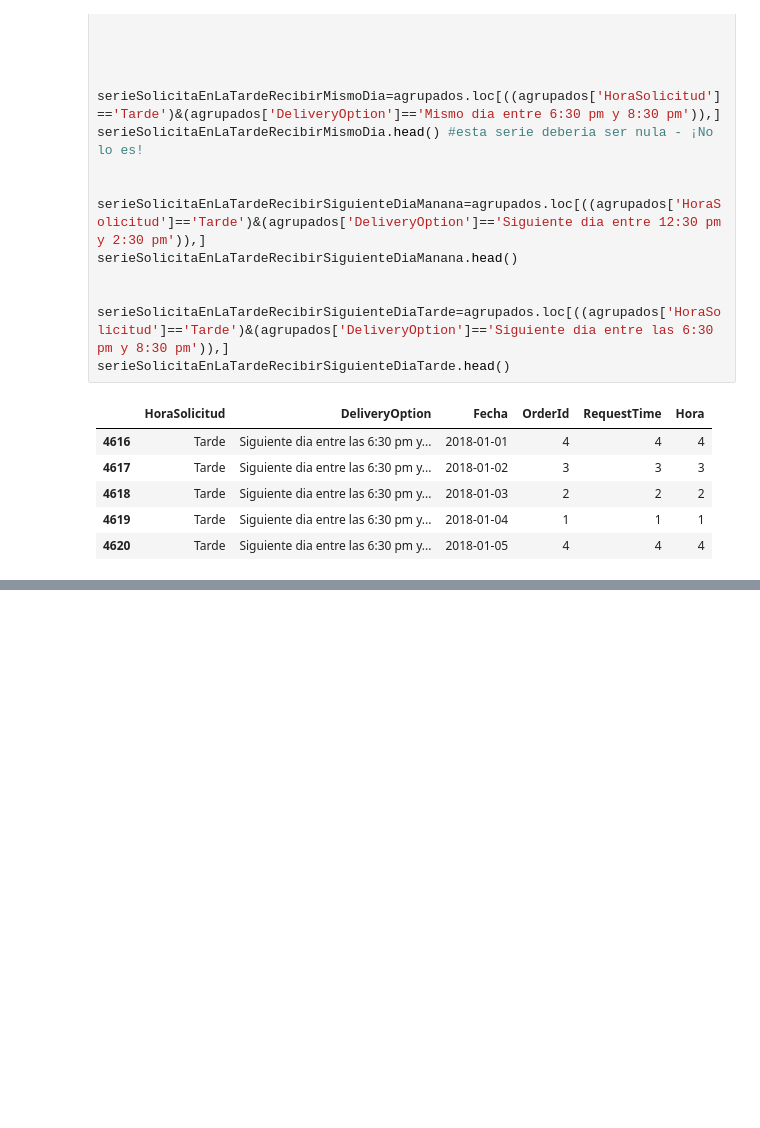
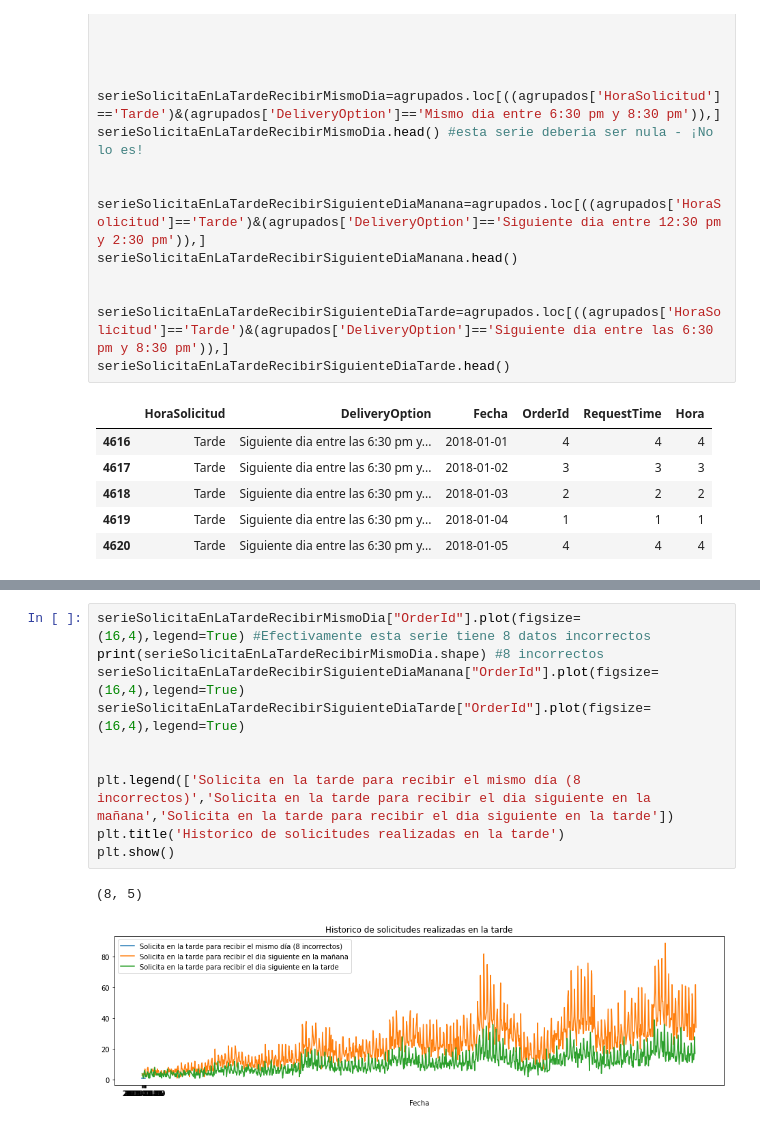
Before and after one commit to elchristog/pruebaDSc, a Jupyter notebook: pruebaDataScientist.ipynb, the cells around one changed output, grey strips where cells are left out. Cells and saved outputs as stored; diff of their text form; blank space fills up the shorter version.

```diff
--- a/pruebaDataScientist.ipynb
+++ b/pruebaDataScientist.ipynb
@@ -165,0 +172,13 @@ plt.show()
+# %%
+serieSolicitaEnLaTardeRecibirMismoDia["OrderId"].plot(figsize=(16,4),legend=True) #Efectivamente esta serie tiene 8 datos incorrectos
+print(serieSolicitaEnLaTardeRecibirMismoDia.shape) #8 incorrectos
+serieSolicitaEnLaTardeRecibirSiguienteDiaManana["OrderId"].plot(figsize=(16,4),legend=True)
+serieSolicitaEnLaTardeRecibirSiguienteDiaTarde["OrderId"].plot(figsize=(16,4),legend=True)
+
+
+plt.legend(['Solicita en la tarde para recibir el mismo día (8 incorrectos)','Solicita en la tarde para recibir el dia siguiente en la mañana','Solicita en la tarde para recibir el dia siguiente en la tarde'])
+plt.title('Historico de solicitudes realizadas en la tarde')
+plt.show()
+# %% [output]
+(8, 5)
+[figure, added]
```
Also changed, not shown: parts of 6 cells of this notebook.
